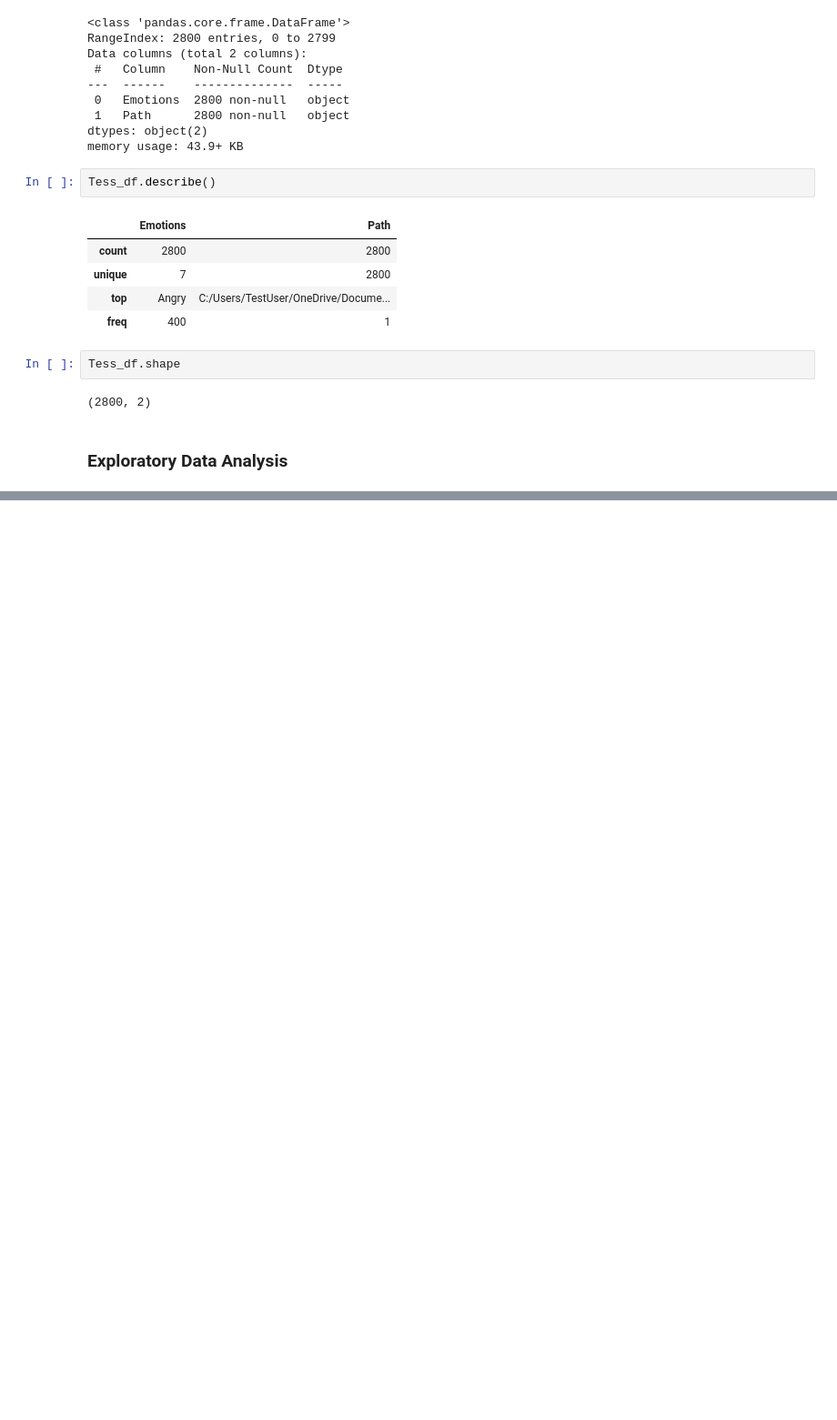
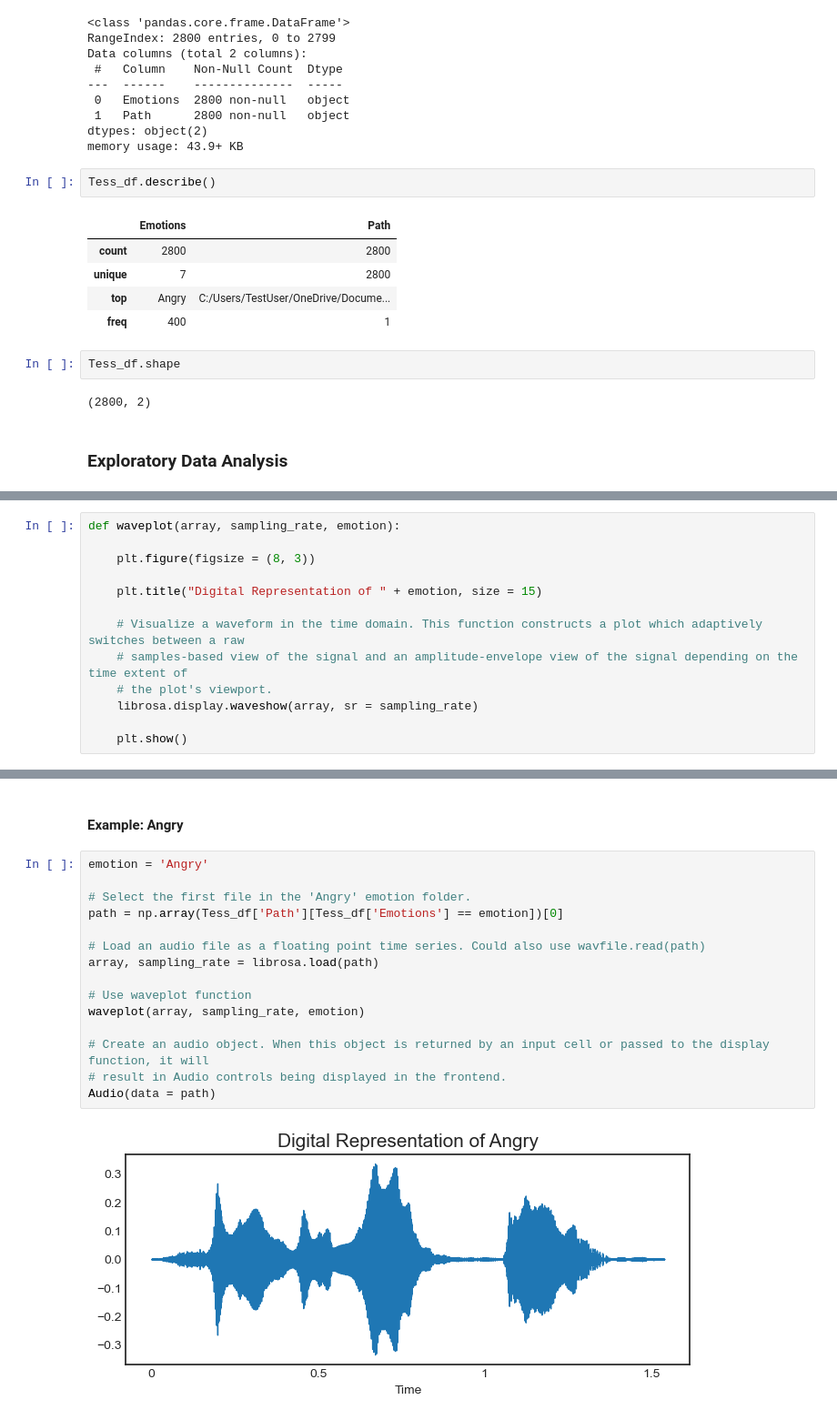
Before and after one commit to sehanks/DS400-Hanks, a Jupyter notebook: SER.ipynb, the cells around one changed output, grey strips where cells are left out. Shown at 91% size. Saved outputs shown, nothing was run; the diff lists cells and outputs as text; blank space fills up the shorter version.

```diff
--- a/SER.ipynb
+++ b/SER.ipynb
@@ -144,0 +159,13 @@ Tess_df.shape
+# %%
+def waveplot(array, sampling_rate, emotion):
+
+    plt.figure(figsize = (8, 3))
+
+    plt.title("Digital Representation of " + emotion, size = 15)
+
+    # Visualize a waveform in the time domain. This function constructs a plot which adaptively switches between a raw
+    # samples-based view of the signal and an amplitude-envelope view of the signal depending on the time extent of
+    # the plot's viewport.
+    librosa.display.waveshow(array, sr = sampling_rate)
+
+    plt.show()
@@ -144,0 +189,19 @@ Tess_df.shape
+# %% [markdown]
+#### Example: Angry
+# %%
+emotion = 'Angry'
+
+# Select the first file in the 'Angry' emotion folder.
+path = np.array(Tess_df['Path'][Tess_df['Emotions'] == emotion])[0]
+
+# Load an audio file as a floating point time series. Could also use wavfile.read(path)
+array, sampling_rate = librosa.load(path)
+
+# Use waveplot function
+waveplot(array, sampling_rate, emotion)
+
+# Create an audio object. When this object is returned by an input cell or passed to the display function, it will
+# result in Audio controls being displayed in the frontend.
+Audio(data = path)
+# %% [output]
+[figure, added]
```
Also changed, not shown: parts of 61 cells of this notebook.
